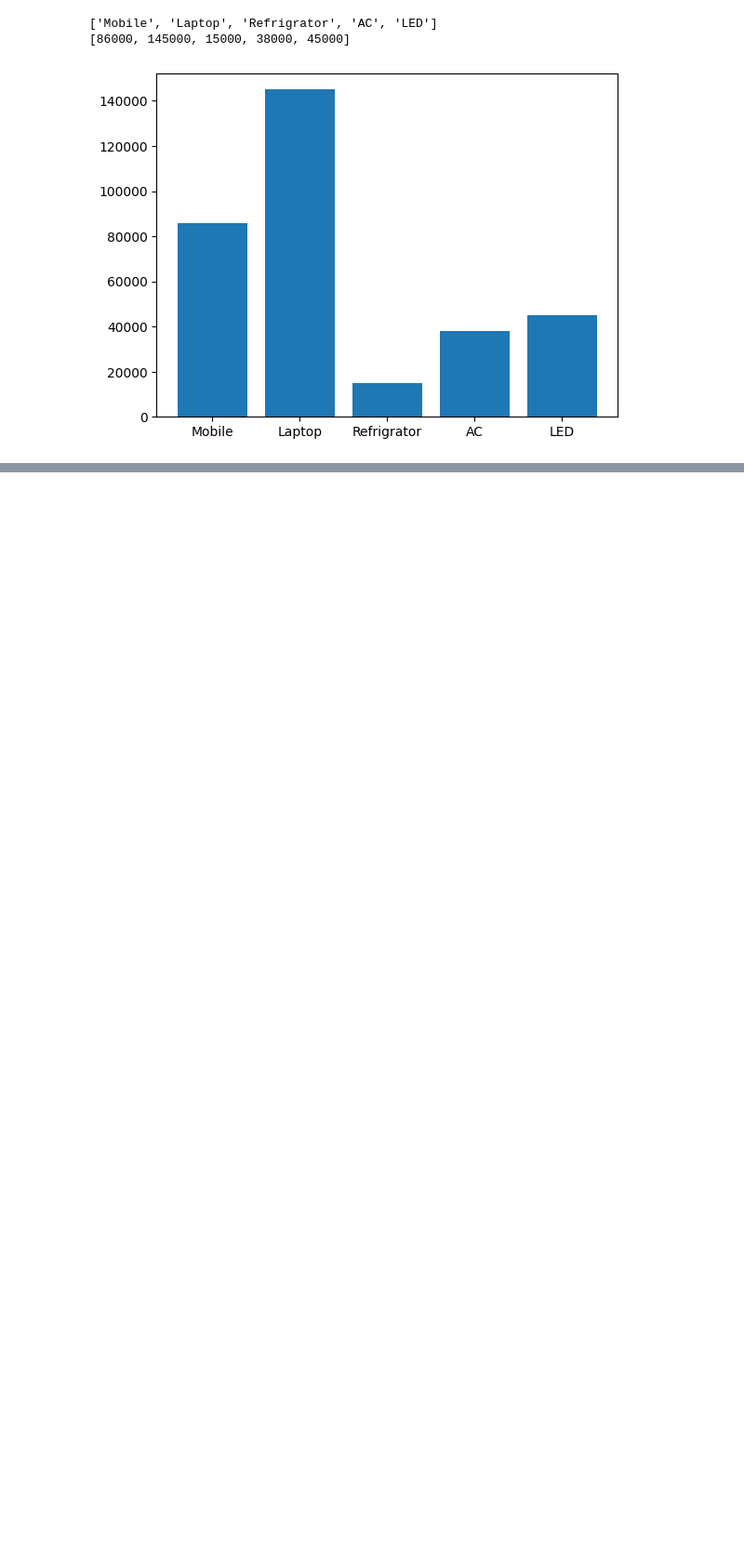
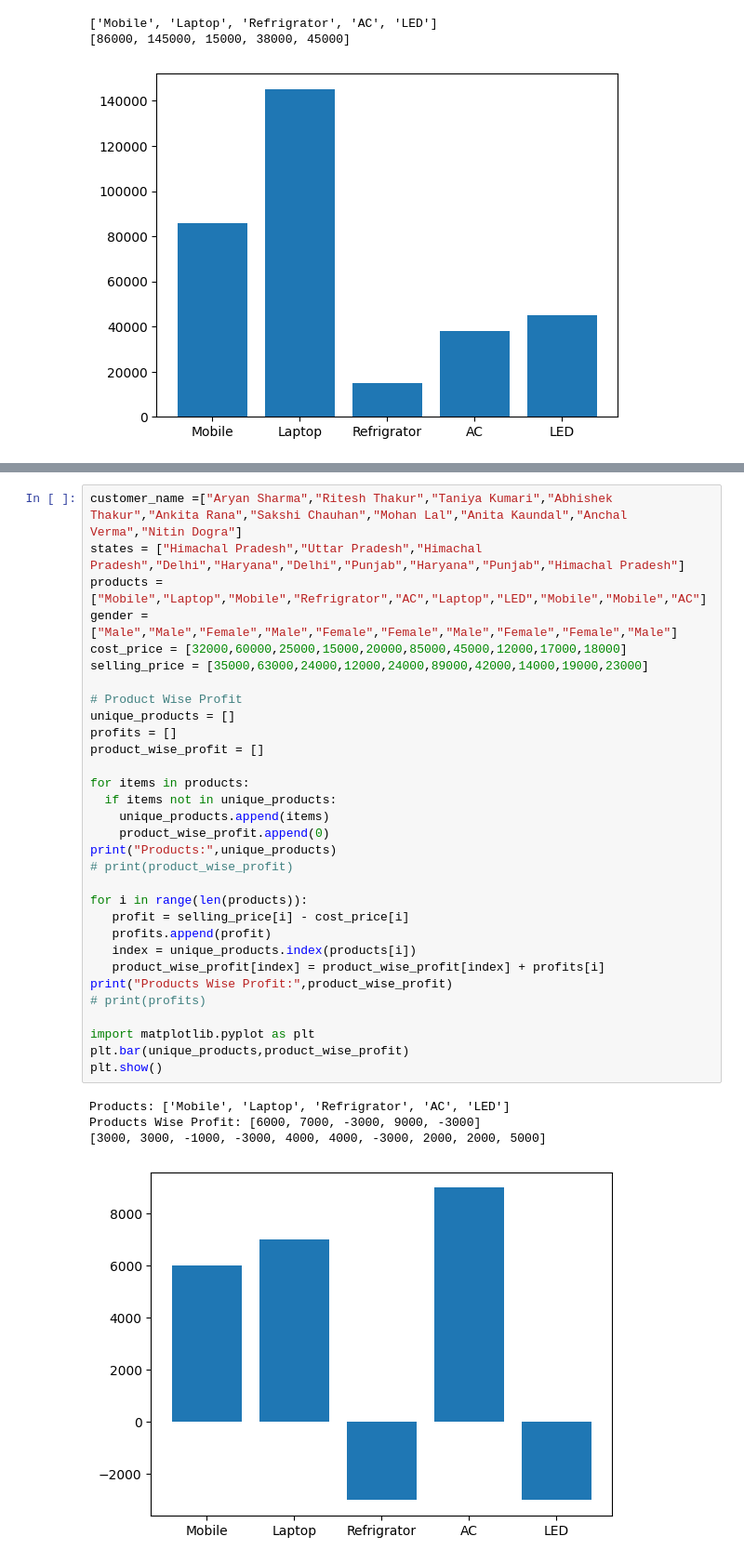
Before and after one commit to SahilKumar-003/Python_Tutor, a Jupyter notebook: Data_Structure.ipynb, the cells around one changed output, grey strips where cells are left out. Shown at 93% size. Cells and saved outputs as stored; diff of their text form; blank space fills up the shorter version.

```diff
--- a/Data_Structure.ipynb
+++ b/Data_Structure.ipynb
@@ -236,0 +274,36 @@ plt.show()
+# %%
+customer_name =["Aryan Sharma","Ritesh Thakur","Taniya Kumari","Abhishek Thakur","Ankita Rana","Sakshi Chauhan","Mohan Lal","Anita Kaundal","Anchal Verma","Nitin Dogra"]
+states = ["Himachal Pradesh","Uttar Pradesh","Himachal Pradesh","Delhi","Haryana","Delhi","Punjab","Haryana","Punjab","Himachal Pradesh"]
+products = ["Mobile","Laptop","Mobile","Refrigrator","AC","Laptop","LED","Mobile","Mobile","AC"]
+gender = ["Male","Male","Female","Male","Female","Female","Male","Female","Female","Male"]
+cost_price = [32000,60000,25000,15000,20000,85000,45000,12000,17000,18000]
+selling_price = [35000,63000,24000,12000,24000,89000,42000,14000,19000,23000]
+
+# Product Wise Profit
+unique_products = []
+profits = []
+product_wise_profit = []
+
+for items in products:
+  if items not in unique_products:
+    unique_products.append(items)
+    product_wise_profit.append(0)
+print("Products:",unique_products)
+# print(product_wise_profit)
+
+for i in range(len(products)):
+   profit = selling_price[i] - cost_price[i]
+   profits.append(profit)
+   index = unique_products.index(products[i])
+   product_wise_profit[index] = product_wise_profit[index] + profits[i]
+print("Products Wise Profit:",product_wise_profit)
+# print(profits)
+
+import matplotlib.pyplot as plt
+plt.bar(unique_products,product_wise_profit)
+plt.show()
+# %% [output]
+Products: ['Mobile', 'Laptop', 'Refrigrator', 'AC', 'LED']
+Products Wise Profit: [6000, 7000, -3000, 9000, -3000]
+[3000, 3000, -1000, -3000, 4000, 4000, -3000, 2000, 2000, 5000]
+[figure, added]
```
Also changed, not shown: parts of 2 cells of this notebook.
